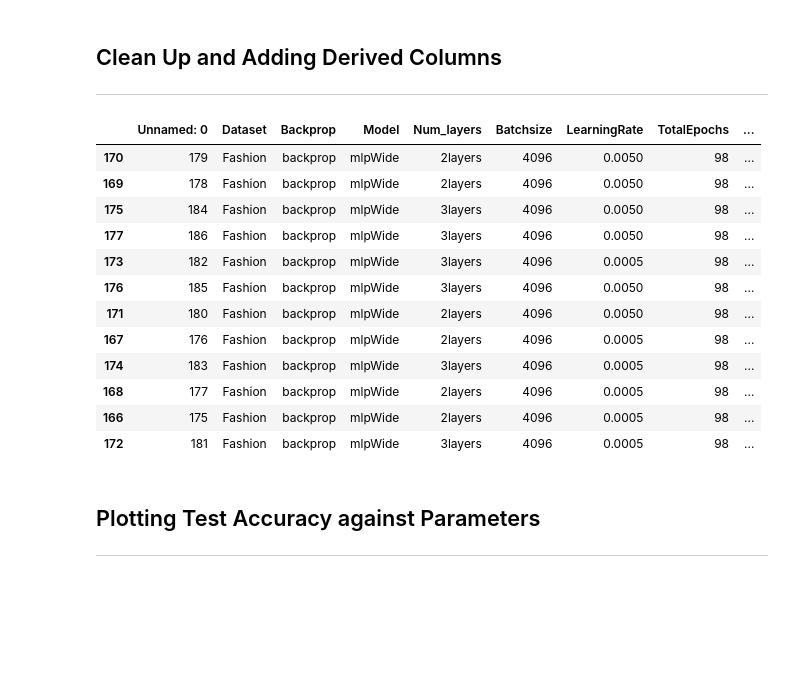
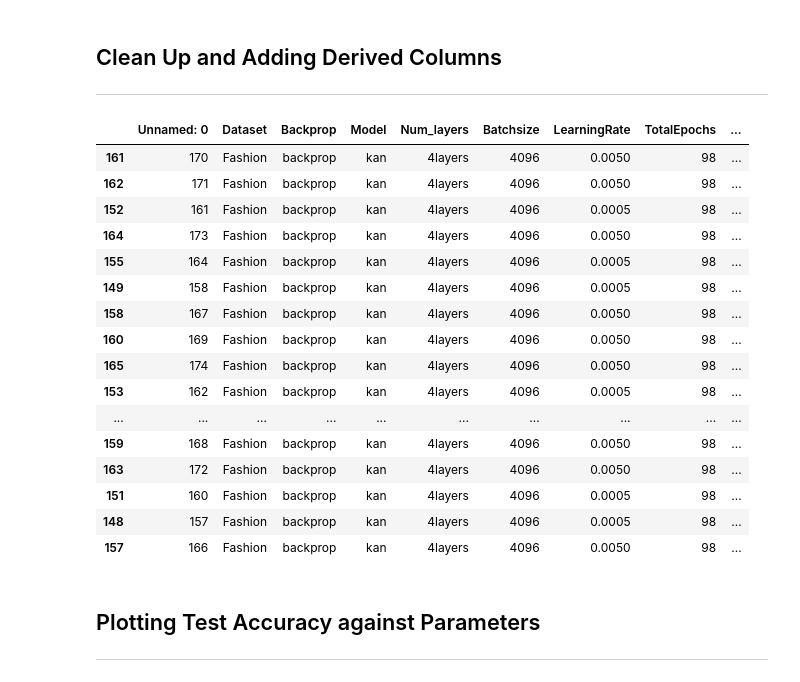
Before and after one commit to ShairozS/HSIC_Bottleneck-Pytorch, a Jupyter notebook: Outputs/results_analysis.ipynb, the cells around one changed output. Saved outputs shown, nothing was run; the diff lists cells and outputs as text; code cells hidden in the pictures; blank space fills up the shorter version.

```diff
--- a/Outputs/results_analysis.ipynb
+++ b/Outputs/results_analysis.ipynb
@@ -19,22 +19,26 @@ print(df.shape)
 # %%
 #df['Optimizer'] = pd.Series([x.strip() for x in df.Optimizer])
 #df['ModelType'] = df['Model'] + "_" + df['Num_layers']
 #df['Efficiency'] = (df['Best_test'] / (df['Best_test_at'] + 1))*np.sqrt((1e9 - df['Num_parameters']))
-df.sort_values('Best_test')[df.Model == 'mlpWide']
+df.sort_values('Best_test')[df.ModelType == 'kan_4layers']
 # %% [output]
 |  | Unnamed: 0 | Dataset | Backprop | Model | Num_layers | Batchsize | LearningRate | TotalEpochs | ... |
-| 170 | 179 | Fashion | backprop | mlpWide | 2layers | 4096 | 0.0050 | 98 | ... |
-| 169 | 178 | Fashion | backprop | mlpWide | 2layers | 4096 | 0.0050 | 98 | ... |
-| 175 | 184 | Fashion | backprop | mlpWide | 3layers | 4096 | 0.0050 | 98 | ... |
-| 177 | 186 | Fashion | backprop | mlpWide | 3layers | 4096 | 0.0050 | 98 | ... |
-| 173 | 182 | Fashion | backprop | mlpWide | 3layers | 4096 | 0.0005 | 98 | ... |
-| 176 | 185 | Fashion | backprop | mlpWide | 3layers | 4096 | 0.0050 | 98 | ... |
-| 171 | 180 | Fashion | backprop | mlpWide | 2layers | 4096 | 0.0050 | 98 | ... |
-| 167 | 176 | Fashion | backprop | mlpWide | 2layers | 4096 | 0.0005 | 98 | ... |
-| 174 | 183 | Fashion | backprop | mlpWide | 3layers | 4096 | 0.0005 | 98 | ... |
-| 168 | 177 | Fashion | backprop | mlpWide | 2layers | 4096 | 0.0005 | 98 | ... |
-| 166 | 175 | Fashion | backprop | mlpWide | 2layers | 4096 | 0.0005 | 98 | ... |
-| 172 | 181 | Fashion | backprop | mlpWide | 3layers | 4096 | 0.0005 | 98 | ... |
+| 161 | 170 | Fashion | backprop | kan | 4layers | 4096 | 0.0050 | 98 | ... |
+| 162 | 171 | Fashion | backprop | kan | 4layers | 4096 | 0.0050 | 98 | ... |
+| 152 | 161 | Fashion | backprop | kan | 4layers | 4096 | 0.0005 | 98 | ... |
+| 164 | 173 | Fashion | backprop | kan | 4layers | 4096 | 0.0050 | 98 | ... |
+| 155 | 164 | Fashion | backprop | kan | 4layers | 4096 | 0.0005 | 98 | ... |
+| 149 | 158 | Fashion | backprop | kan | 4layers | 4096 | 0.0005 | 98 | ... |
+| 158 | 167 | Fashion | backprop | kan | 4layers | 4096 | 0.0050 | 98 | ... |
+| 160 | 169 | Fashion | backprop | kan | 4layers | 4096 | 0.0050 | 98 | ... |
+| 165 | 174 | Fashion | backprop | kan | 4layers | 4096 | 0.0050 | 98 | ... |
+| 153 | 162 | Fashion | backprop | kan | 4layers | 4096 | 0.0005 | 98 | ... |
+| ... | ... | ... | ... | ... | ... | ... | ... | ... | ... |
+| 159 | 168 | Fashion | backprop | kan | 4layers | 4096 | 0.0050 | 98 | ... |
+| 163 | 172 | Fashion | backprop | kan | 4layers | 4096 | 0.0050 | 98 | ... |
+| 151 | 160 | Fashion | backprop | kan | 4layers | 4096 | 0.0005 | 98 | ... |
+| 148 | 157 | Fashion | backprop | kan | 4layers | 4096 | 0.0005 | 98 | ... |
+| 157 | 166 | Fashion | backprop | kan | 4layers | 4096 | 0.0050 | 98 | ... |
 # %%
 df['Best_test'] = df['Best_test'].astype('float32')
 # %% [markdown]
```
Also changed, not shown: parts of 5 cells of this notebook, 3 other files.
